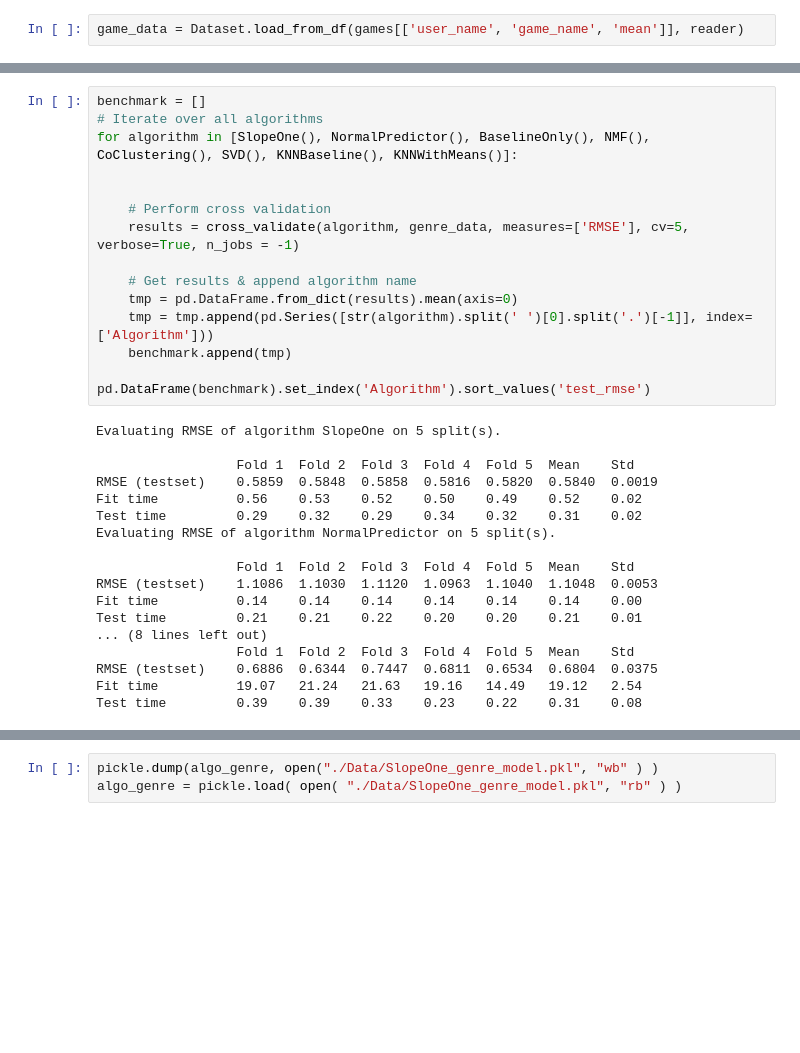
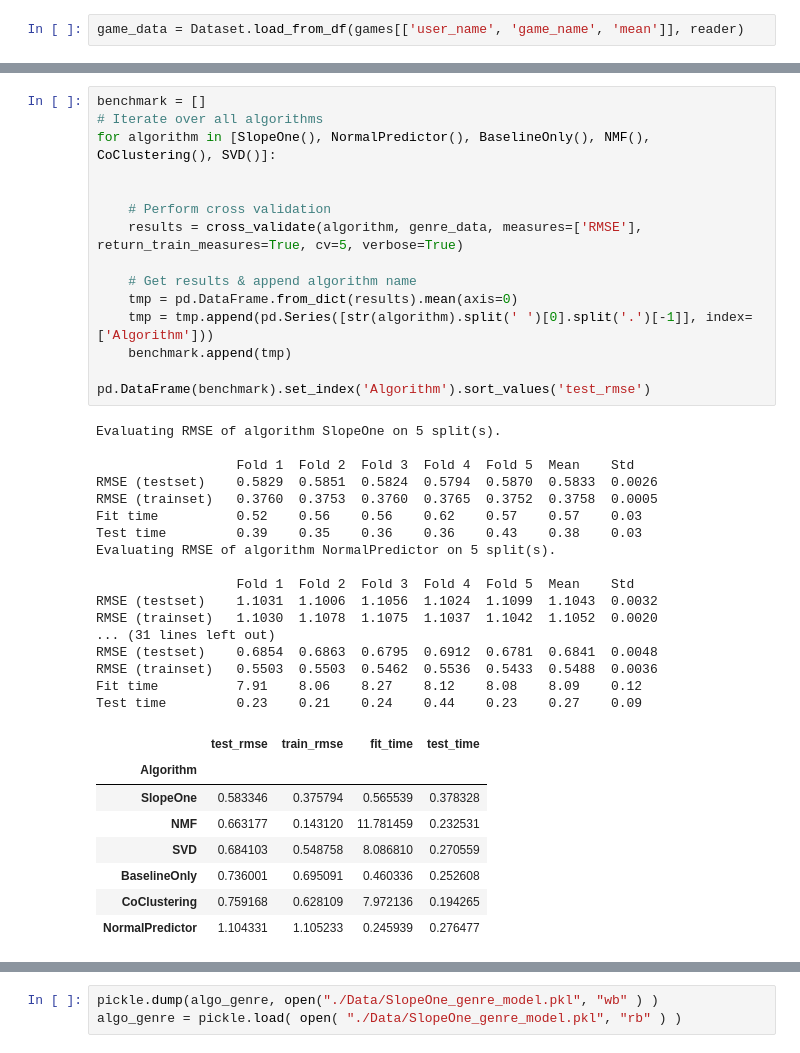
Before and after one commit to natashaborders-zz/Twitch_Streamers_Recommender, a Jupyter notebook: Recommender_For_Existing_Streamers/Surprise_Recommender_Analysis.ipynb, the cells around one changed output, grey strips where cells are left out. Drawn from its saved outputs; the diff is of its cells as text; blank space fills up the shorter version.

```diff
--- a/Recommender_For_Existing_Streamers/Surprise_Recommender_Analysis.ipynb
+++ b/Recommender_For_Existing_Streamers/Surprise_Recommender_Analysis.ipynb
@@ -193,33 +197,41 @@ game_data = Dataset.load_from_df(games[['user_name', 'game_name', 'mean']], read
 # %%
 benchmark = []
 # Iterate over all algorithms
-for algorithm in [SlopeOne(), NormalPredictor(), BaselineOnly(), NMF(), CoClustering(), SVD(), KNNBaseline(), KNNWithMeans()]:
+for algorithm in [SlopeOne(), NormalPredictor(), BaselineOnly(), NMF(), CoClustering(), SVD()]:
 
 
     # Perform cross validation
-    results = cross_validate(algorithm, genre_data, measures=['RMSE'], cv=5, verbose=True, n_jobs = -1)
+    results = cross_validate(algorithm, genre_data, measures=['RMSE'], return_train_measures=True, cv=5, verbose=True)
 
     # Get results & append algorithm name
     tmp = pd.DataFrame.from_dict(results).mean(axis=0)
     tmp = tmp.append(pd.Series([str(algorithm).split(' ')[0].split('.')[-1]], index=['Algorithm']))
     benchmark.append(tmp)
 
 pd.DataFrame(benchmark).set_index('Algorithm').sort_values('test_rmse')
 # %% [output]
 Evaluating RMSE of algorithm SlopeOne on 5 split(s).
 
                   Fold 1  Fold 2  Fold 3  Fold 4  Fold 5  Mean    Std
-RMSE (testset)    0.5859  0.5848  0.5858  0.5816  0.5820  0.5840  0.0019
-Fit time          0.56    0.53    0.52    0.50    0.49    0.52    0.02
-Test time         0.29    0.32    0.29    0.34    0.32    0.31    0.02
+RMSE (testset)    0.5829  0.5851  0.5824  0.5794  0.5870  0.5833  0.0026
+RMSE (trainset)   0.3760  0.3753  0.3760  0.3765  0.3752  0.3758  0.0005
+Fit time          0.52    0.56    0.56    0.62    0.57    0.57    0.03
+Test time         0.39    0.35    0.36    0.36    0.43    0.38    0.03
 Evaluating RMSE of algorithm NormalPredictor on 5 split(s).
 
                   Fold 1  Fold 2  Fold 3  Fold 4  Fold 5  Mean    Std
-RMSE (testset)    1.1086  1.1030  1.1120  1.0963  1.1040  1.1048  0.0053
-Fit time          0.14    0.14    0.14    0.14    0.14    0.14    0.00
-Test time         0.21    0.21    0.22    0.20    0.20    0.21    0.01
-... (8 lines left out)
-                  Fold 1  Fold 2  Fold 3  Fold 4  Fold 5  Mean    Std
-RMSE (testset)    0.6886  0.6344  0.7447  0.6811  0.6534  0.6804  0.0375
-Fit time          19.07   21.24   21.63   19.16   14.49   19.12   2.54
-Test time         0.39    0.39    0.33    0.23    0.22    0.31    0.08
+RMSE (testset)    1.1031  1.1006  1.1056  1.1024  1.1099  1.1043  0.0032
+RMSE (trainset)   1.1030  1.1078  1.1075  1.1037  1.1042  1.1052  0.0020
+... (31 lines left out)
+RMSE (testset)    0.6854  0.6863  0.6795  0.6912  0.6781  0.6841  0.0048
+RMSE (trainset)   0.5503  0.5503  0.5462  0.5536  0.5433  0.5488  0.0036
+Fit time          7.91    8.06    8.27    8.12    8.08    8.09    0.12
+Test time         0.23    0.21    0.24    0.44    0.23    0.27    0.09
+|  | test_rmse | train_rmse | fit_time | test_time |
+| Algorithm |  |  |  |  |
+| SlopeOne | 0.583346 | 0.375794 | 0.565539 | 0.378328 |
+| NMF | 0.663177 | 0.143120 | 11.781459 | 0.232531 |
+| SVD | 0.684103 | 0.548758 | 8.086810 | 0.270559 |
+| BaselineOnly | 0.736001 | 0.695091 | 0.460336 | 0.252608 |
+| CoClustering | 0.759168 | 0.628109 | 7.972136 | 0.194265 |
+| NormalPredictor | 1.104331 | 1.105233 | 0.245939 | 0.276477 |
```
Also changed, not shown: parts of 74 cells of this notebook.
